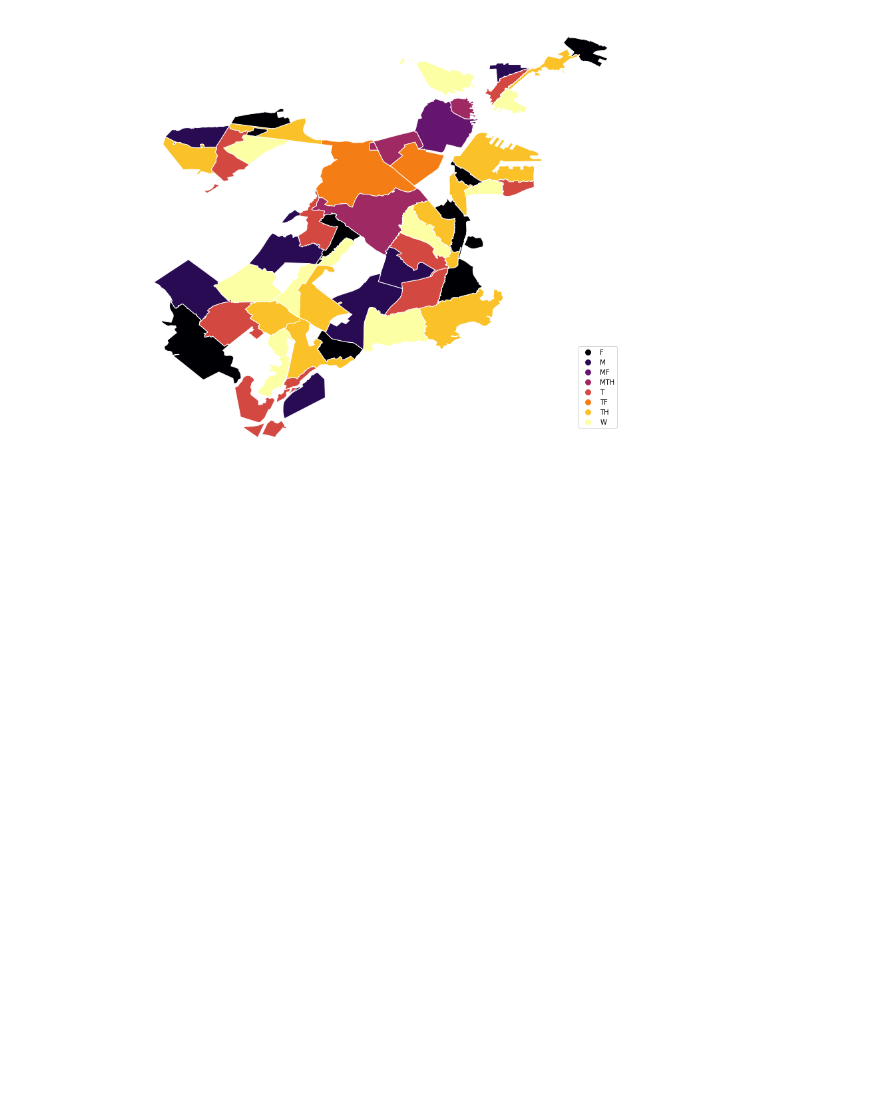
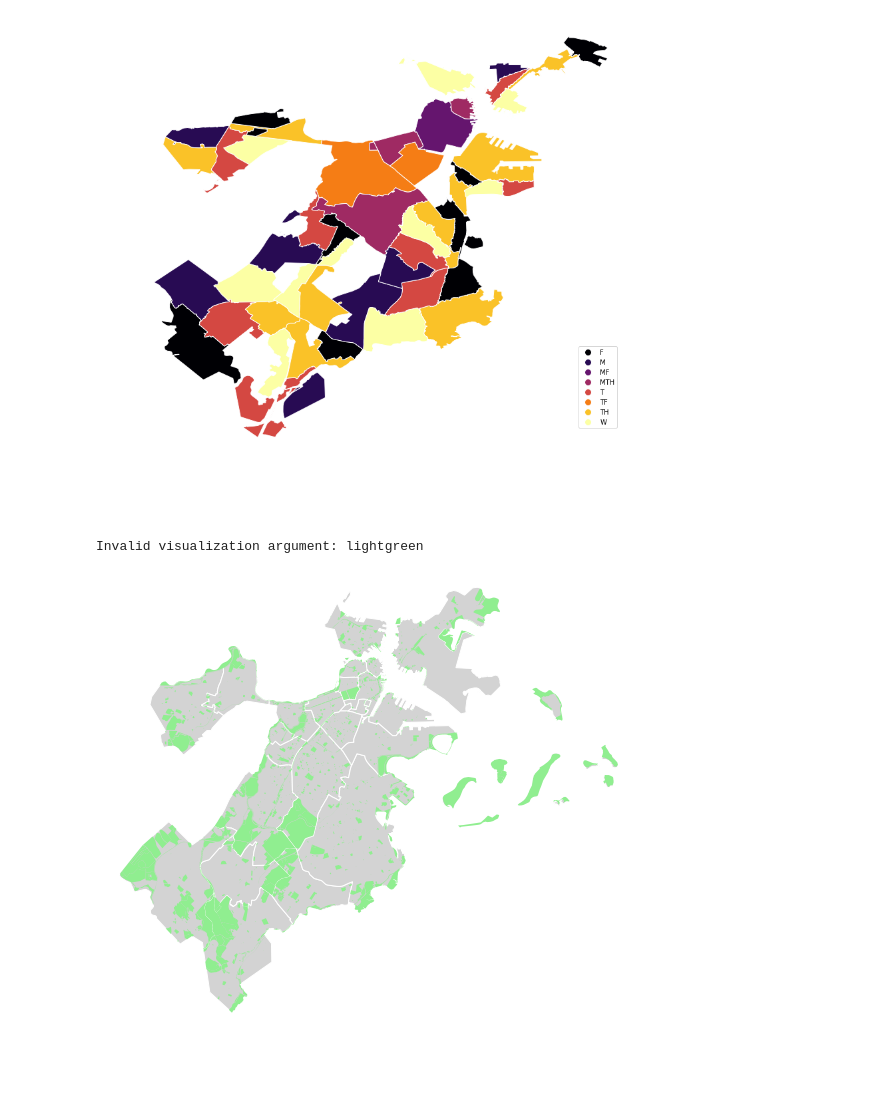
Before and after one commit to broussardjojo/bvr2, a Jupyter notebook: main.ipynb, the cells around one changed output. Saved outputs shown, nothing was run; the diff lists cells and outputs as text; code cells hidden in the pictures; blank space fills up the shorter version.

Commit message:
Trying to implement parser method

```diff
--- a/main.ipynb
+++ b/main.ipynb
@@ -140,3 +140,9 @@ ax = gplt.choropleth(trash_days, extent=boston, edgecolor='white', hue= 'TRASHDA
                 legend= True, legend_kwargs={'bbox_to_anchor': (.7, 0.35)}, cmap= 'inferno')
 # %% [output]
 [figure]
+# %%
+# Trying the parser method...
+ax = parser("-openSpace lightgreen -colleges purple")
+# %% [output]
+Invalid visualization argument: lightgreen
+[figure, added]
```
Also changed, not shown: 1 other file.
